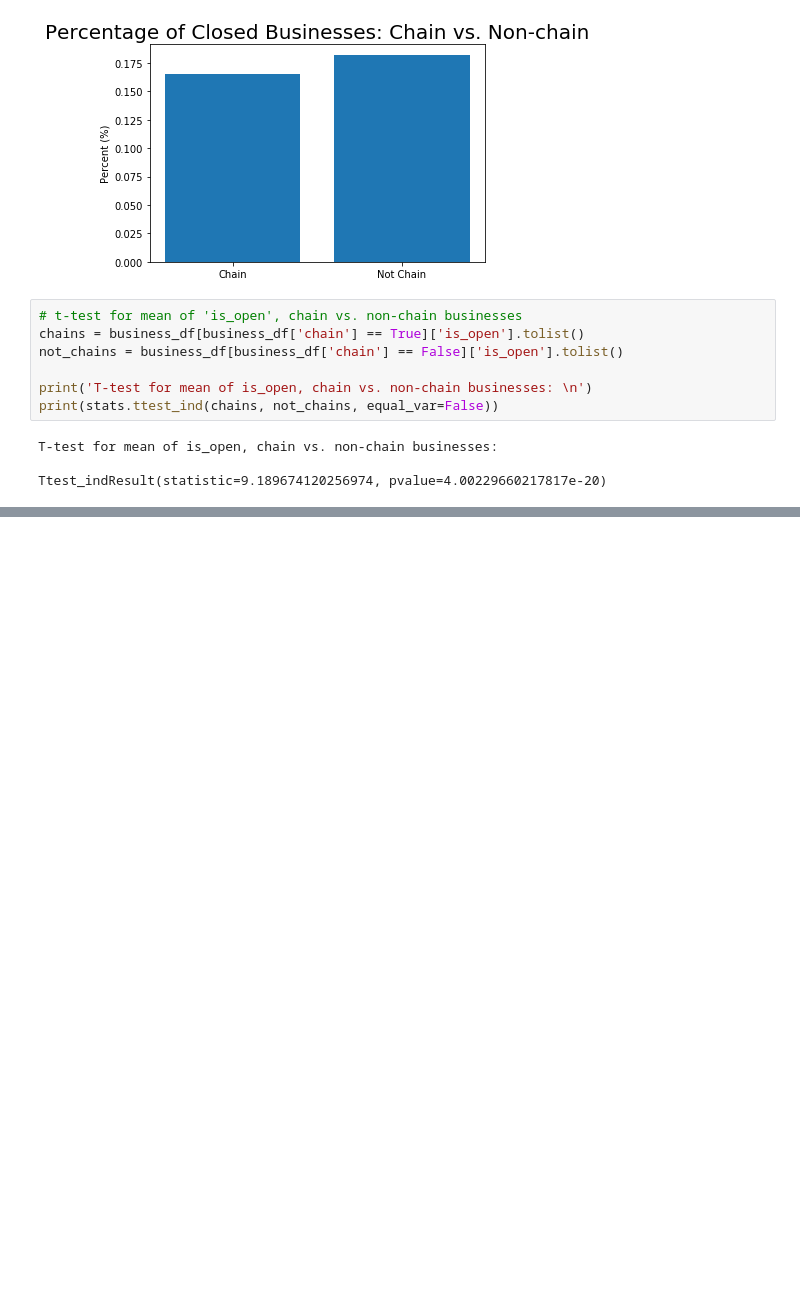
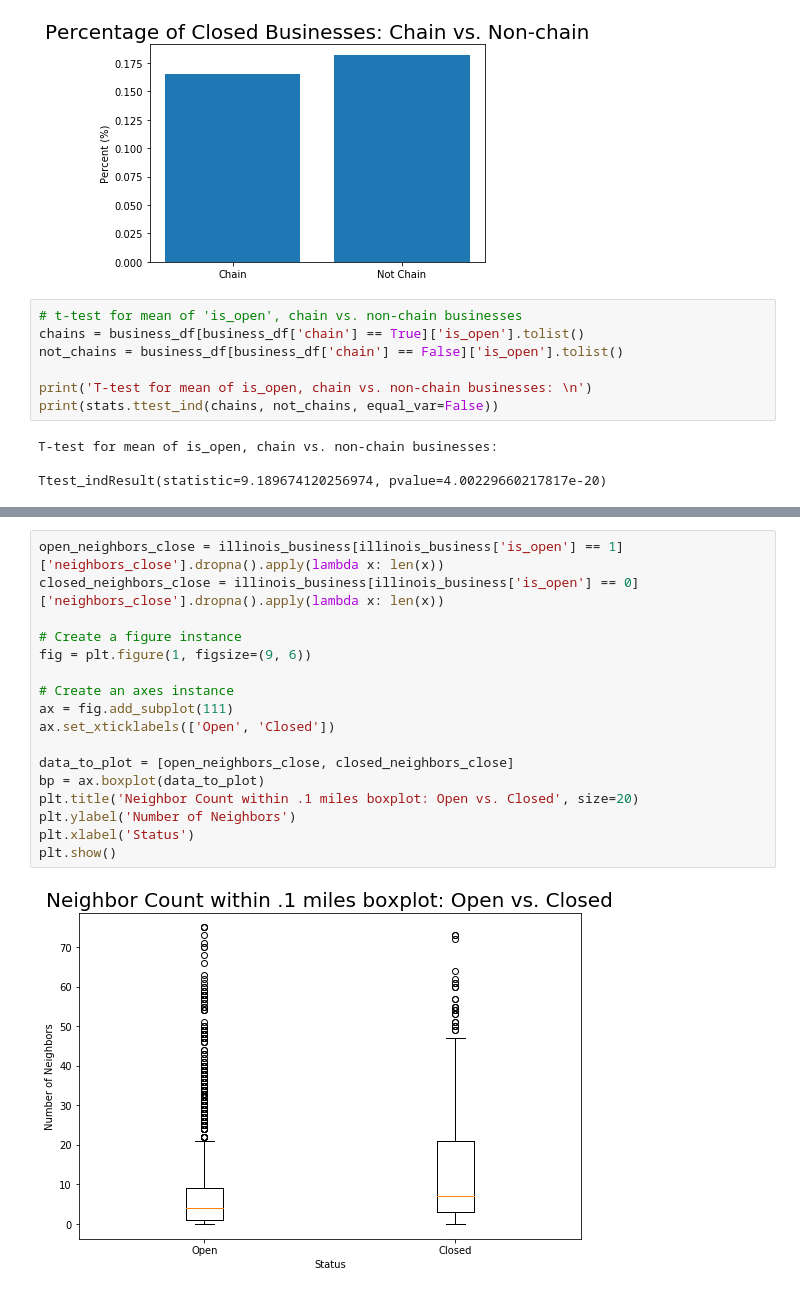
Before and after one commit to 1313davidlee/yelp_dataset, a Jupyter notebook: Project_EDA.ipynb, the cells around one changed output, grey strips where cells are left out. Cells and saved outputs as stored; diff of their text form; blank space fills up the shorter version.

```diff
--- a/Project_EDA.ipynb
+++ b/Project_EDA.ipynb
@@ -313,0 +345,19 @@ Scatter
+# %%
+open_neighbors_close = illinois_business[illinois_business['is_open'] == 1]['neighbors_close'].dropna().apply(lambda x: len(x))
+closed_neighbors_close = illinois_business[illinois_business['is_open'] == 0]['neighbors_close'].dropna().apply(lambda x: len(x))
+
+# Create a figure instance
+fig = plt.figure(1, figsize=(9, 6))
+
+# Create an axes instance
+ax = fig.add_subplot(111)
+ax.set_xticklabels(['Open', 'Closed'])
+
+data_to_plot = [open_neighbors_close, closed_neighbors_close]
+bp = ax.boxplot(data_to_plot)
+plt.title('Neighbor Count within .1 miles boxplot: Open vs. Closed', size=20)
+plt.ylabel('Number of Neighbors')
+plt.xlabel('Status')
+plt.show()
+# %% [output]
+[figure, added]
```
Also changed, not shown: parts of 12 cells of this notebook.
